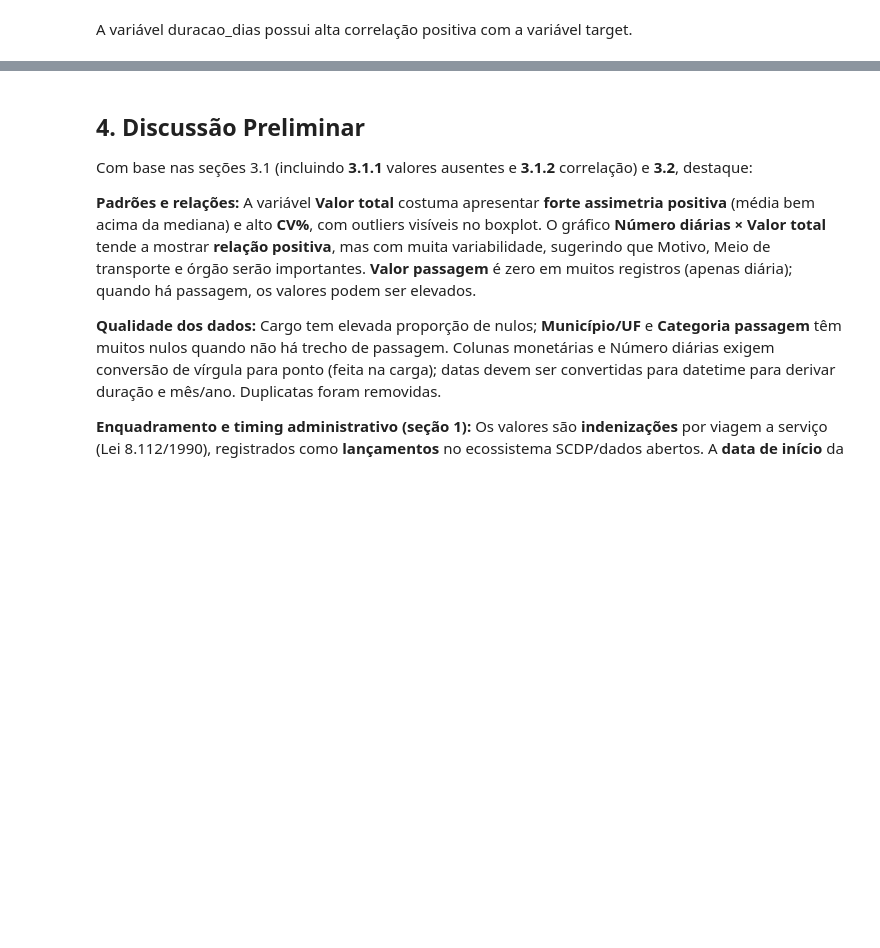
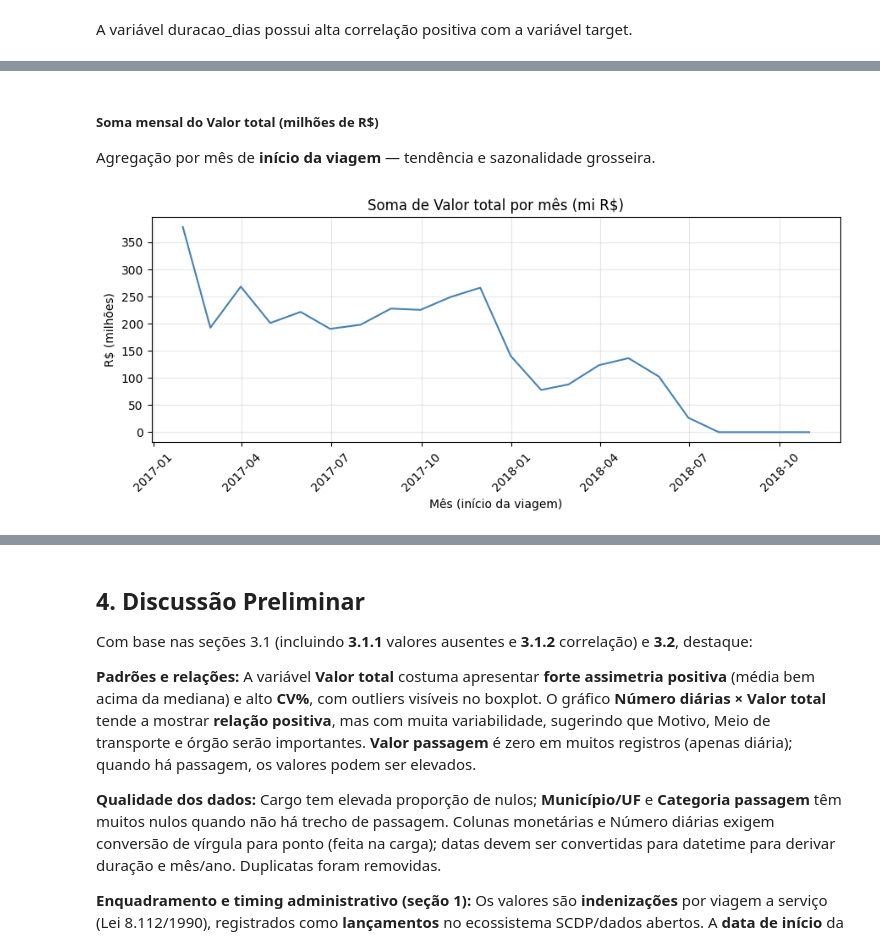
Before and after one commit to primodeckers/scdp-ml-project, a Jupyter notebook: rene_estevam_deckers.ipynb, the cells around one changed output, grey strips where cells are left out. Saved outputs shown, nothing was run; the diff lists cells and outputs as text; code cells hidden in the pictures; blank space fills up the shorter version.

```diff
--- a/rene_estevam_deckers.ipynb
+++ b/rene_estevam_deckers.ipynb
@@ -409,0 +358,23 @@ A variável duracao_dias tem alta correlação com a variável target Valor tota
+# %% [markdown]
+##### Soma mensal do Valor total (milhões de R$)
+
+Agregação por mês de **início da viagem** — tendência e sazonalidade grosseira.
+# %%
+dt_col = next((c for c in df.columns if "início" in c.lower() and "viagem" in c.lower()), "Data início viagem")
+mensal = (
+    df.dropna(subset=[dt_col])
+    .groupby(pd.Grouper(key=dt_col, freq="ME"), dropna=False)["valor_total_num"]
+    .sum()
+    / 1e6
+)
+fig, ax = plt.subplots(figsize=(9, 4))
+ax.plot(mensal.index, mensal.values, color="steelblue")
+ax.set_title("Soma de Valor total por mês (mi R$)")
+ax.set_xlabel("Mês (início da viagem)")
+ax.set_ylabel("R$ (milhões)")
+ax.tick_params(axis="x", rotation=45)
+ax.grid(True, alpha=0.3)
+plt.tight_layout()
+plt.show()
+# %% [output]
+[figure, added]
```
Also changed, not shown: parts of 38 cells of this notebook, 8 other files.
